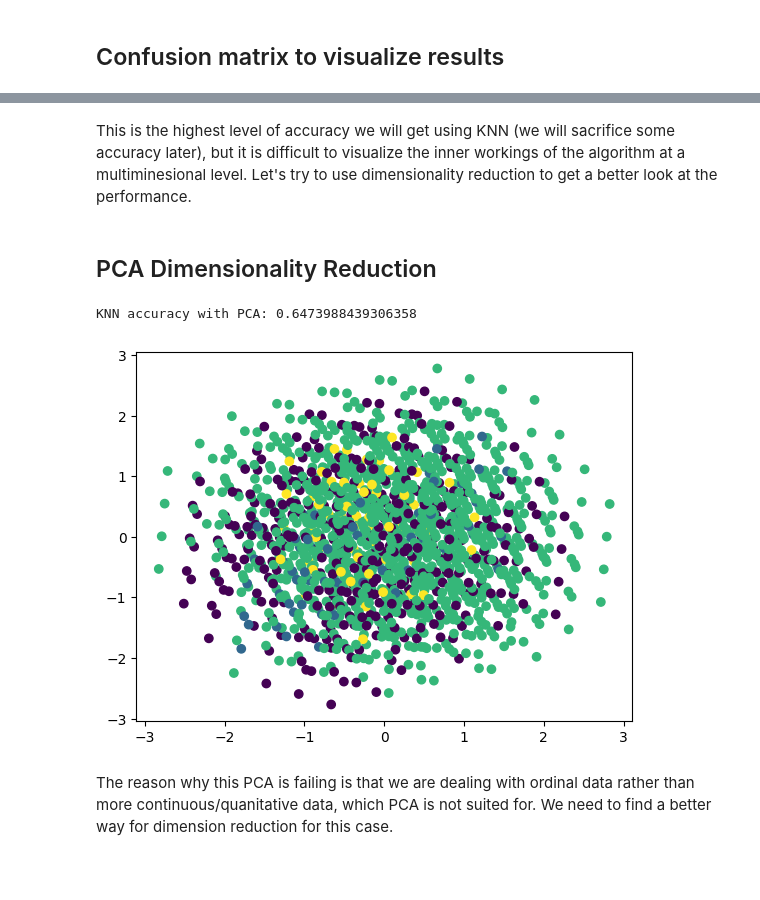
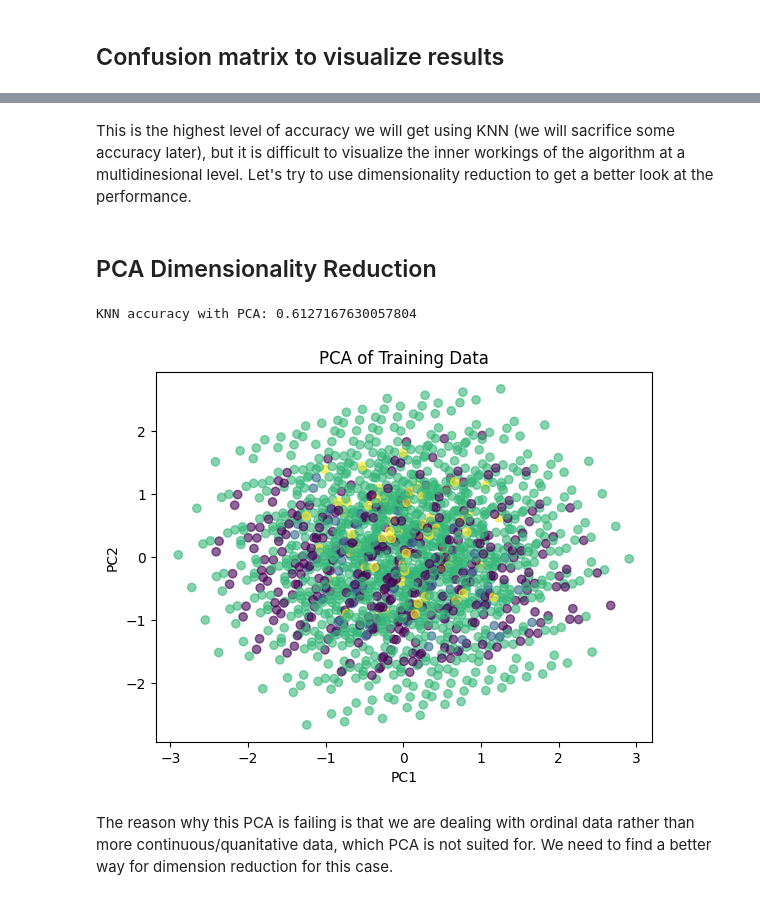
Before and after one commit to aidanobrien5599/CarDataKNN, a Jupyter notebook: analysis.ipynb, the cells around one changed output, grey strips where cells are left out. Cells and saved outputs as stored; diff of their text form; code cells hidden in the pictures; blank space fills up the shorter version.

Commit message:
slight changes and legend added

```diff
--- a/analysis.ipynb
+++ b/analysis.ipynb
@@ -69,21 +69,24 @@ plt.show()
 # %% [markdown]
-This is the highest level of accuracy we will get using KNN (we will sacrifice some accuracy later), but it is difficult to visualize the inner workings of the algorithm at a multiminesional level. Let's try to use dimensionality reduction to get a better look at the performance.
+This is the highest level of accuracy we will get using KNN (we will sacrifice some accuracy later), but it is difficult to visualize the inner workings of the algorithm at a multidinesional level. Let's try to use dimensionality reduction to get a better look at the performance.
 # %% [markdown]
 ## PCA Dimensionality Reduction
 # %%
 # Reduce dimension to 2 with PCA
 pca = make_pipeline(StandardScaler(), PCA(n_components=2))
 pca.fit(x_train, y_train) #fit to the pca pipeline
 x_train_transformed = pca.transform(x_train) # transform the data using the pca pipeline
 # Use a nearest neighbor classifier to evaluate the methods
 knn = KNeighborsClassifier(n_neighbors=7)
 knn.fit(x_train_transformed, y_train)
 acc = knn.score(pca.transform(x_test), y_test)
-plt.scatter(x_train_transformed[:, 0], x_train_transformed[:, 1], c=y_train)
+plt.scatter(x_train_transformed[:, 0], x_train_transformed[:, 1], c=y_train, alpha=0.6)
+plt.title('PCA of Training Data')
+plt.xlabel('PC1')
+plt.ylabel('PC2')
 print(f"KNN accuracy with PCA: {acc}")
 # %% [output]
-KNN accuracy with PCA: 0.6473988439306358
+KNN accuracy with PCA: 0.6127167630057804
-[figure, old version]
+[figure, new version]
 # %% [markdown]
 The reason why this PCA is failing is that we are dealing with ordinal data rather than more continuous/quanitative data, which PCA is not suited for. We need to find a better way for dimension reduction for this case.
 # %% [markdown]
```
Also changed, not shown: parts of 4 cells of this notebook.
